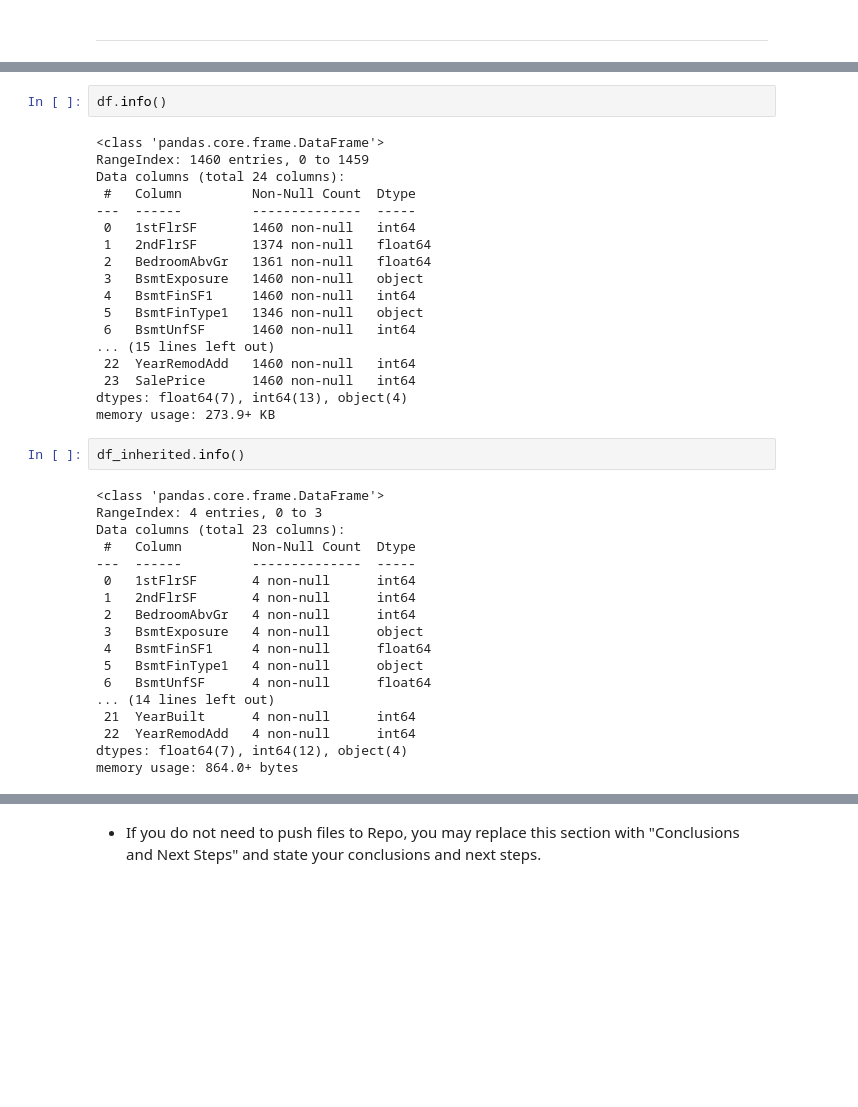
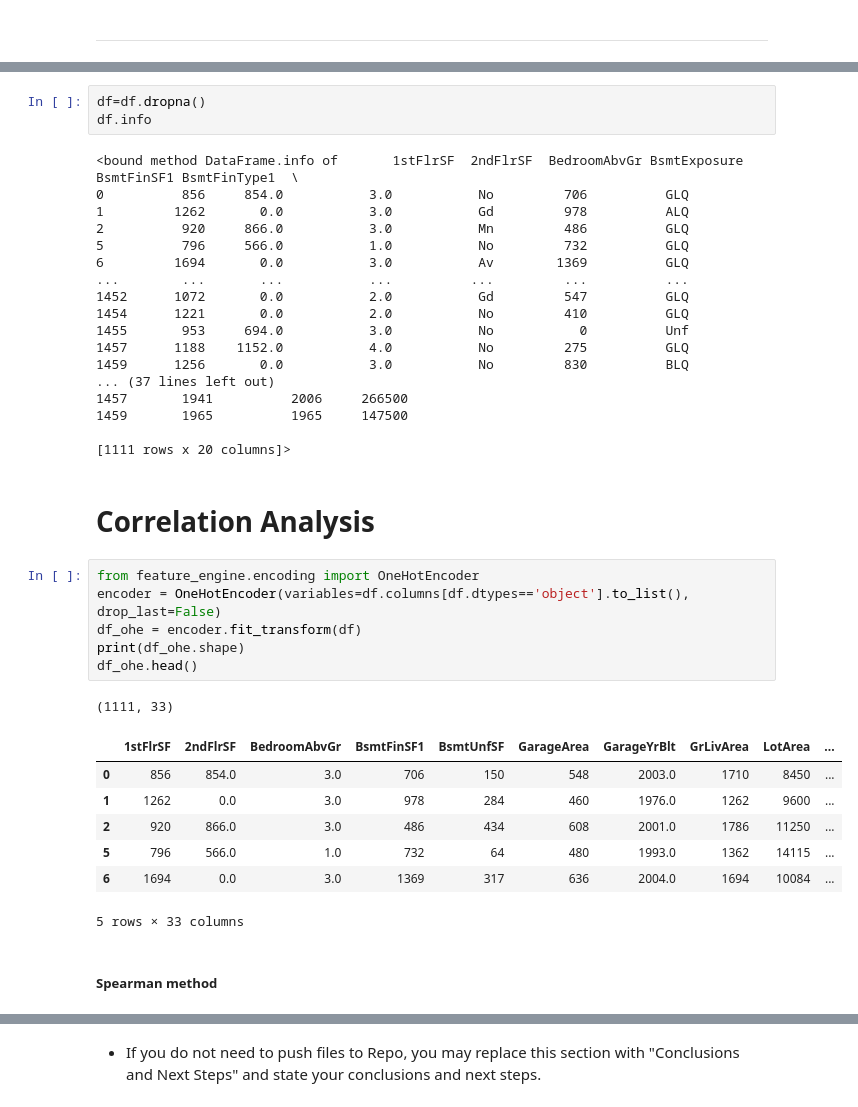
Before and after one commit to Danpr1984/milestone-project-heritage-housing-issues, a Jupyter notebook: jupyter_notebooks/Sale Price.ipynb, the cells around one changed output, grey strips where cells are left out. Cells and saved outputs as stored; diff of their text form; blank space fills up the shorter version.

```diff
--- a/jupyter_notebooks/Sale Price.ipynb
+++ b/jupyter_notebooks/Sale Price.ipynb
@@ -150,40 +84,40 @@ df
 # %%
-df.info()
+df=df.dropna()
+df.info
 # %% [output]
-<class 'pandas.core.frame.DataFrame'>
-RangeIndex: 1460 entries, 0 to 1459
-Data columns (total 24 columns):
- #   Column         Non-Null Count  Dtype
----  ------         --------------  -----
- 0   1stFlrSF       1460 non-null   int64
- 1   2ndFlrSF       1374 non-null   float64
- 2   BedroomAbvGr   1361 non-null   float64
- 3   BsmtExposure   1460 non-null   object
- 4   BsmtFinSF1     1460 non-null   int64
- 5   BsmtFinType1   1346 non-null   object
- 6   BsmtUnfSF      1460 non-null   int64
-... (15 lines left out)
- 22  YearRemodAdd   1460 non-null   int64
- 23  SalePrice      1460 non-null   int64
-dtypes: float64(7), int64(13), object(4)
-memory usage: 273.9+ KB
+<bound method DataFrame.info of       1stFlrSF  2ndFlrSF  BedroomAbvGr BsmtExposure  BsmtFinSF1 BsmtFinType1  \
+0          856     854.0           3.0           No         706          GLQ
+1         1262       0.0           3.0           Gd         978          ALQ
+2          920     866.0           3.0           Mn         486          GLQ
+5          796     566.0           1.0           No         732          GLQ
+6         1694       0.0           3.0           Av        1369          GLQ
+...        ...       ...           ...          ...         ...          ...
+1452      1072       0.0           2.0           Gd         547          GLQ
+1454      1221       0.0           2.0           No         410          GLQ
+1455       953     694.0           3.0           No           0          Unf
+1457      1188    1152.0           4.0           No         275          GLQ
+1459      1256       0.0           3.0           No         830          BLQ
+... (37 lines left out)
+1457       1941          2006     266500
+1459       1965          1965     147500
+
+[1111 rows x 20 columns]>
-# %%
-df_inherited.info()
-# %% [output]
-<class 'pandas.core.frame.DataFrame'>
-RangeIndex: 4 entries, 0 to 3
-Data columns (total 23 columns):
- #   Column         Non-Null Count  Dtype
----  ------         --------------  -----
- 0   1stFlrSF       4 non-null      int64
- 1   2ndFlrSF       4 non-null      int64
- 2   BedroomAbvGr   4 non-null      int64
- 3   BsmtExposure   4 non-null      object
- 4   BsmtFinSF1     4 non-null      float64
- 5   BsmtFinType1   4 non-null      object
- 6   BsmtUnfSF      4 non-null      float64
-... (14 lines left out)
- 21  YearBuilt      4 non-null      int64
- 22  YearRemodAdd   4 non-null      int64
-dtypes: float64(7), int64(12), object(4)
-memory usage: 864.0+ bytes
+# %% [markdown]
+# Correlation Analysis
+# %%
+from feature_engine.encoding import OneHotEncoder
+encoder = OneHotEncoder(variables=df.columns[df.dtypes=='object'].to_list(), drop_last=False)
+df_ohe = encoder.fit_transform(df)
+print(df_ohe.shape)
+df_ohe.head()
+# %% [output]
+(1111, 33)
+|  | 1stFlrSF | 2ndFlrSF | BedroomAbvGr | BsmtFinSF1 | BsmtUnfSF | GarageArea | GarageYrBlt | GrLivArea | LotArea | ... |
+| 0 | 856 | 854.0 | 3.0 | 706 | 150 | 548 | 2003.0 | 1710 | 8450 | ... |
+| 1 | 1262 | 0.0 | 3.0 | 978 | 284 | 460 | 1976.0 | 1262 | 9600 | ... |
+| 2 | 920 | 866.0 | 3.0 | 486 | 434 | 608 | 2001.0 | 1786 | 11250 | ... |
+| 5 | 796 | 566.0 | 1.0 | 732 | 64 | 480 | 1993.0 | 1362 | 14115 | ... |
+| 6 | 1694 | 0.0 | 3.0 | 1369 | 317 | 636 | 2004.0 | 1694 | 10084 | ... |
+5 rows × 33 columns
+# %% [markdown]
+##### Spearman method
```
Also changed, not shown: parts of 15 cells of this notebook.
